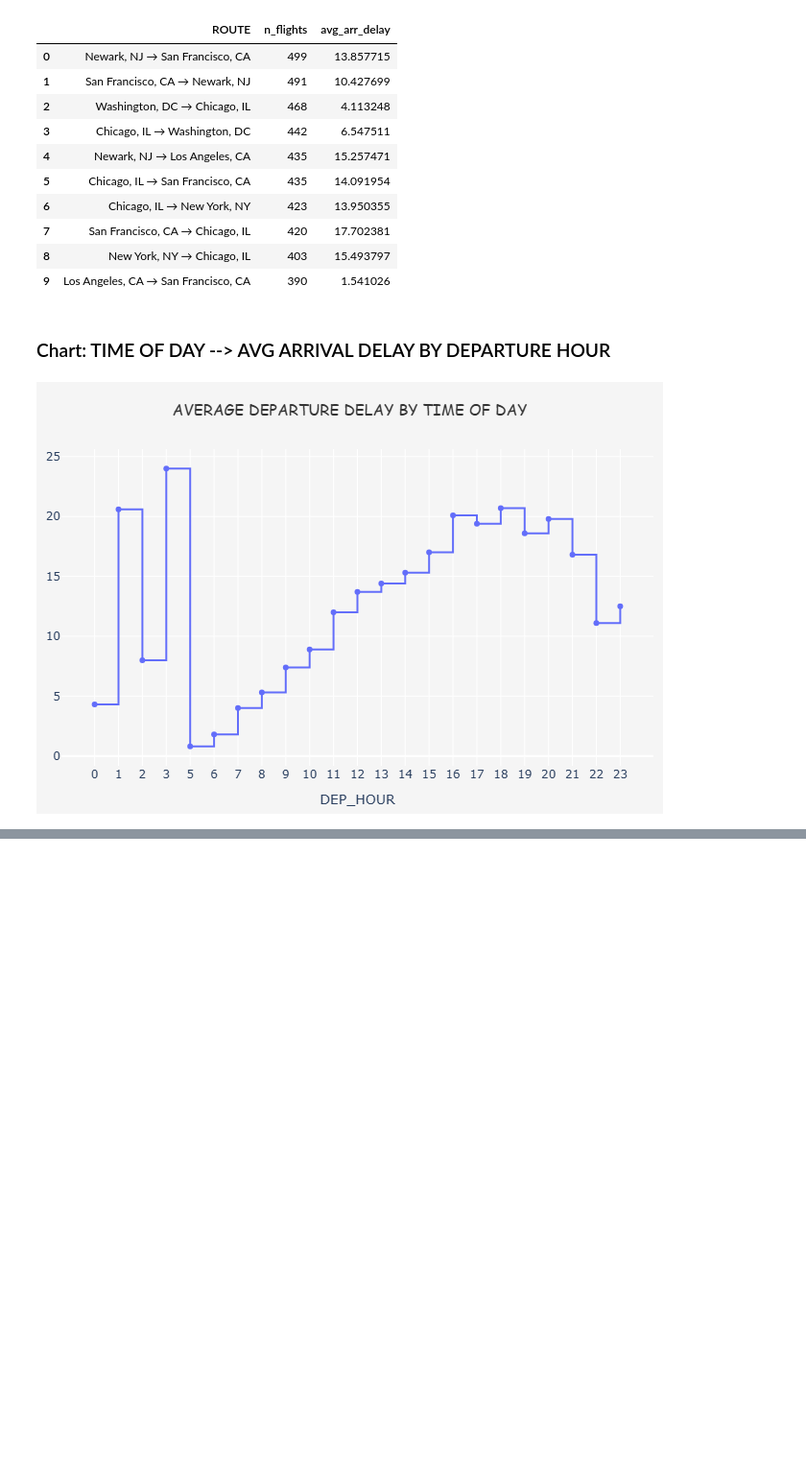
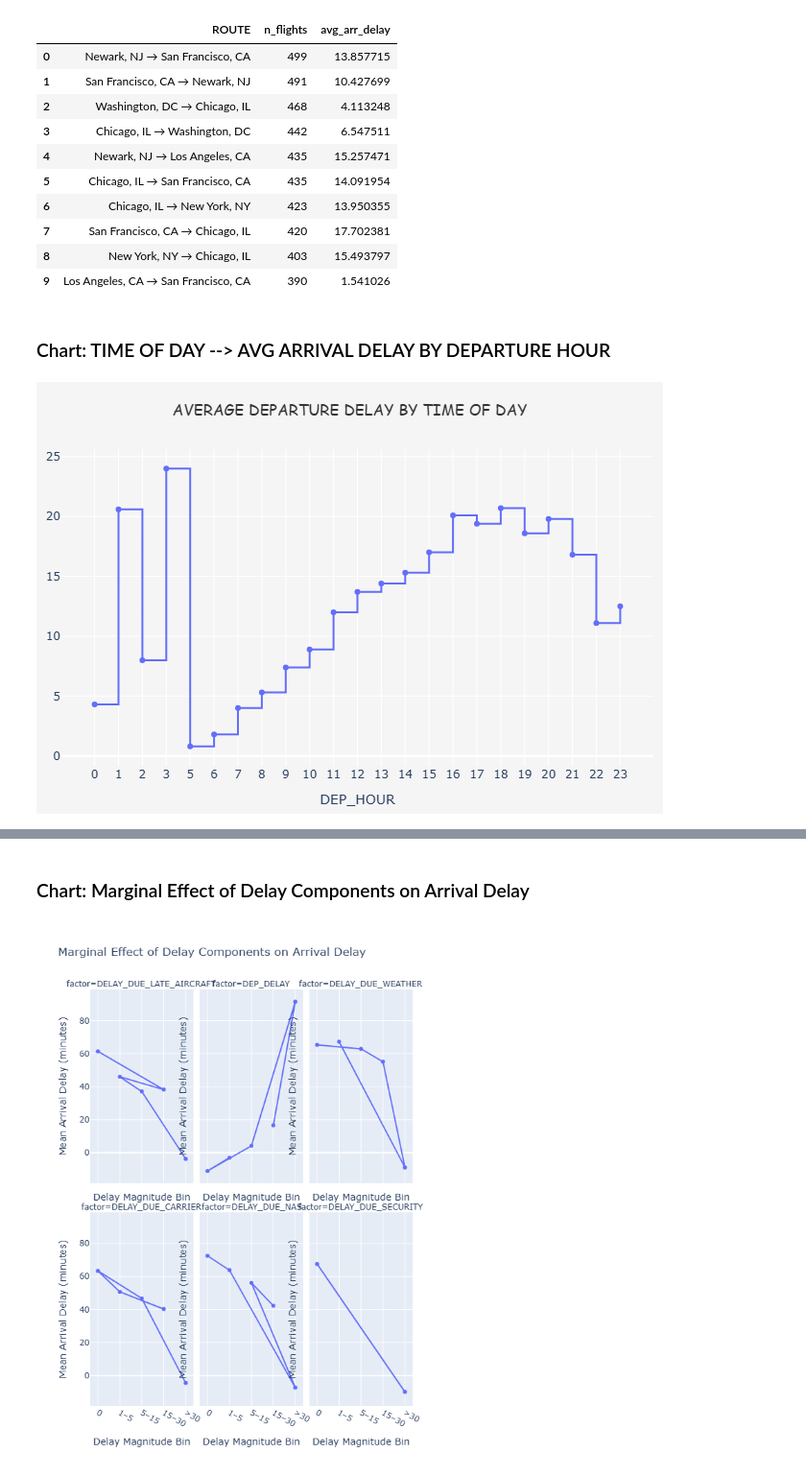
Before and after one commit to nguyenminhthuy/flights-analytics, a Jupyter notebook: py/notebooks/flights-eda.ipynb, the cells around one changed output, grey strips where cells are left out. Shown at 96% size. Drawn from its saved outputs; the diff is of its cells as text; code cells hidden in the pictures; blank space fills up the shorter version.

```diff
--- a/py/notebooks/flights-eda.ipynb
+++ b/py/notebooks/flights-eda.ipynb
@@ -1070,0 +1244,78 @@ time_of_day(df_flights, year = 2019, airline = "United Air Lines Inc.")
+# %% [markdown]
+### Chart: Marginal Effect of Delay Components on Arrival Delay
+# %%
+import polars as pl
+import plotly.express as px
+
+# -----------------------------
+# 1. Delay factors
+# -----------------------------
+delay_cols = [
+    "DEP_DELAY",
+    "DELAY_DUE_CARRIER",
+    "DELAY_DUE_WEATHER",
+    "DELAY_DUE_NAS",
+    "DELAY_DUE_SECURITY",
+    "DELAY_DUE_LATE_AIRCRAFT"
+]
+
+# -----------------------------
+# 2. Unpivot (GIỮ ARR_DELAY)
+# -----------------------------
+long_df = df_flights.unpivot(
+    index=["ARR_DELAY"],          # 🔑 giữ ARR_DELAY
+    on=delay_cols,
+    variable_name="factor",
+    value_name="delay_value"
+)
+
+# -----------------------------
+# 3. Create delay bins
+# -----------------------------
+long_df = long_df.with_columns(
+    pl.when(pl.col("delay_value") <= 0).then(pl.lit("0"))
+     .when(pl.col("delay_value") <= 5).then(pl.lit("1–5"))
+     .when(pl.col("delay_value") <= 15).then(pl.lit("5–15"))
+     .when(pl.col("delay_value") <= 30).then(pl.lit("15–30"))
+     .otherwise(pl.lit(">30"))
+     .alias("delay_bin")
+)
+
+# -----------------------------
+# 4. Aggregate
+# -----------------------------
+summary = (
+    long_df
+    .group_by(["factor", "delay_bin"])
+    .agg(
+        pl.mean("ARR_DELAY").alias("mean_arr_delay"),
+        pl.len().alias("n_flights")
+    )
+    .filter(pl.col("n_flights") > 1000)
+)
+
+# -----------------------------
+# 5. Plot
+# -----------------------------
+summary_pd = summary.to_pandas()
+
+fig = px.line(
+    summary_pd,
+    x="delay_bin",
+    y="mean_arr_delay",
+    facet_col="factor",
+    facet_col_wrap=3,
+    markers=True,
+    category_orders={
+        "delay_bin": ["0", "1–5", "5–15", "15–30", ">30"]
+    },
+    title="Marginal Effect of Delay Components on Arrival Delay"
+)
+
+fig.update_layout(height=800, showlegend=False)
+fig.update_yaxes(title="Mean Arrival Delay (minutes)")
+fig.update_xaxes(title="Delay Magnitude Bin")
+
+fig.show()
+# %% [output]
+[figure, added]
```
Also changed, not shown: parts of 9 cells of this notebook.
